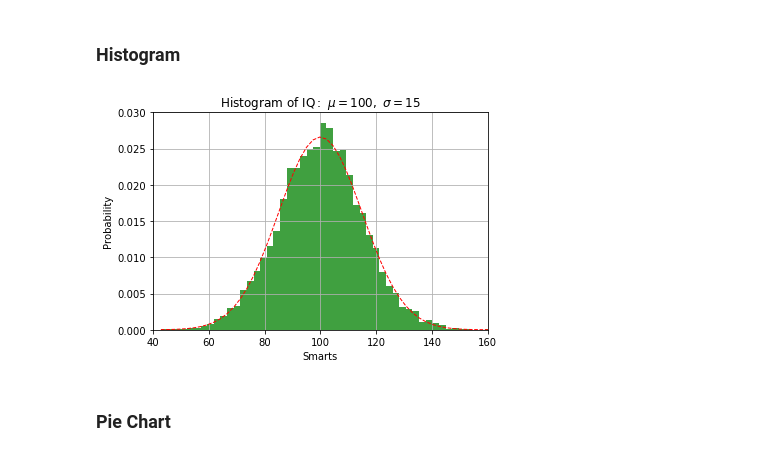
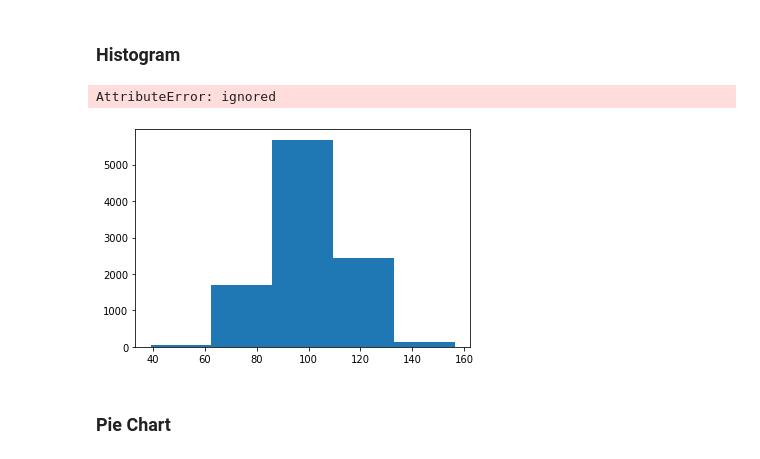
Before and after one commit to somkiatth/git, a Jupyter notebook: 1_Python_Basics.ipynb, the cells around one changed output. Drawn from its saved outputs; the diff is of its cells as text; code cells hidden in the pictures.

```diff
--- a/1_Python_Basics.ipynb
+++ b/1_Python_Basics.ipynb
@@ -686,25 +693,32 @@ plt.show()
 # %% [markdown]
 ### Histogram
 # %%
+import numpy as np
+import matplotlib.mlab as mlab
+import matplotlib.pyplot as plt
+
 mu, sigma = 100, 15
-x = mu + sigma*np.random.randn(10000) # Generate random values with some distribution
+x = mu + sigma*np.random.randn(10000)
+# Generate random values with some distribution
+
 
 # the histogram of the data
-n, bins, patches = plt.hist(x, 50, normed=1, facecolor='green', alpha=0.75)
+n, bins, patches = plt.hist(x, 5, normed=1, facecolor = 'green', alpha=0.75)
 
 # add a 'best fit' line
 y = mlab.normpdf( bins, mu, sigma)
 l = plt.plot(bins, y, 'r--', linewidth=1)
 
 plt.xlabel('Smarts')
 plt.ylabel('Probability')
 plt.title(r'$\mathrm{Histogram\ of\ IQ:}\ \mu=100,\ \sigma=15$')
 plt.axis([40, 160, 0, 0.03])
 plt.grid(True)
 
 plt.show()
 # %% [output]
+AttributeError: ignored
-[figure, old version]
+[figure, new version]
 # %% [markdown]
 ### Pie Chart
 # %%
```
Also changed, not shown: parts of 6 cells of this notebook.
